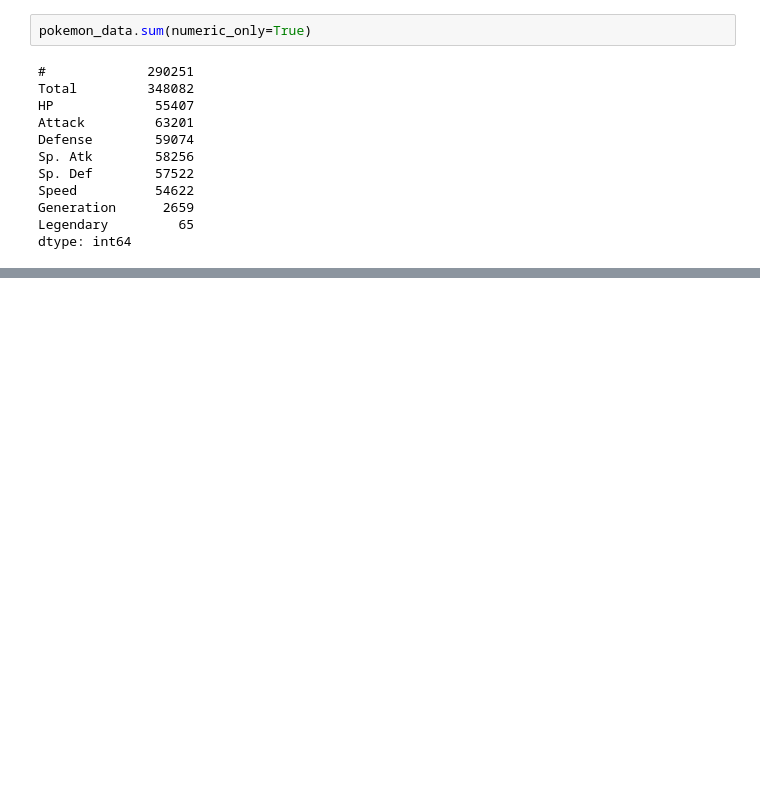
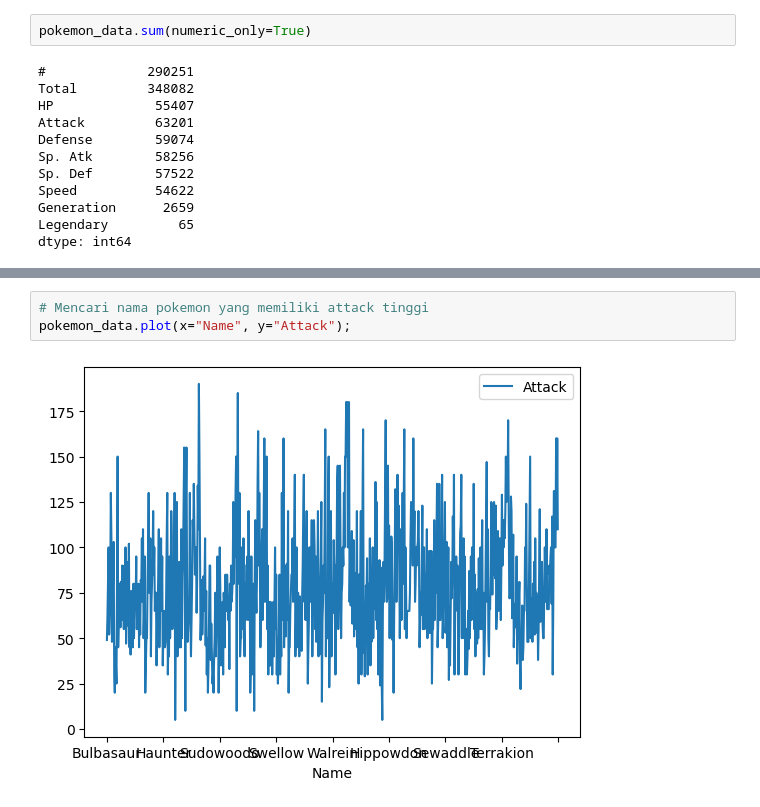
Before and after one commit to VXerys/Learn-Machine-Learning, a Jupyter notebook: section-2-learn-pandas/practice_pandas.ipynb, the cells around one changed output, grey strips where cells are left out. Cells and saved outputs as stored; diff of their text form; blank space fills up the shorter version.

```diff
--- a/section-2-learn-pandas/practice_pandas.ipynb
+++ b/section-2-learn-pandas/practice_pandas.ipynb
@@ -212,0 +372,5 @@ dtype: int64
+# %%
+# Mencari nama pokemon yang memiliki attack tinggi
+pokemon_data.plot(x="Name", y="Attack");
+# %% [output]
+[figure, added]
```
Also changed, not shown: parts of 19 cells of this notebook.
